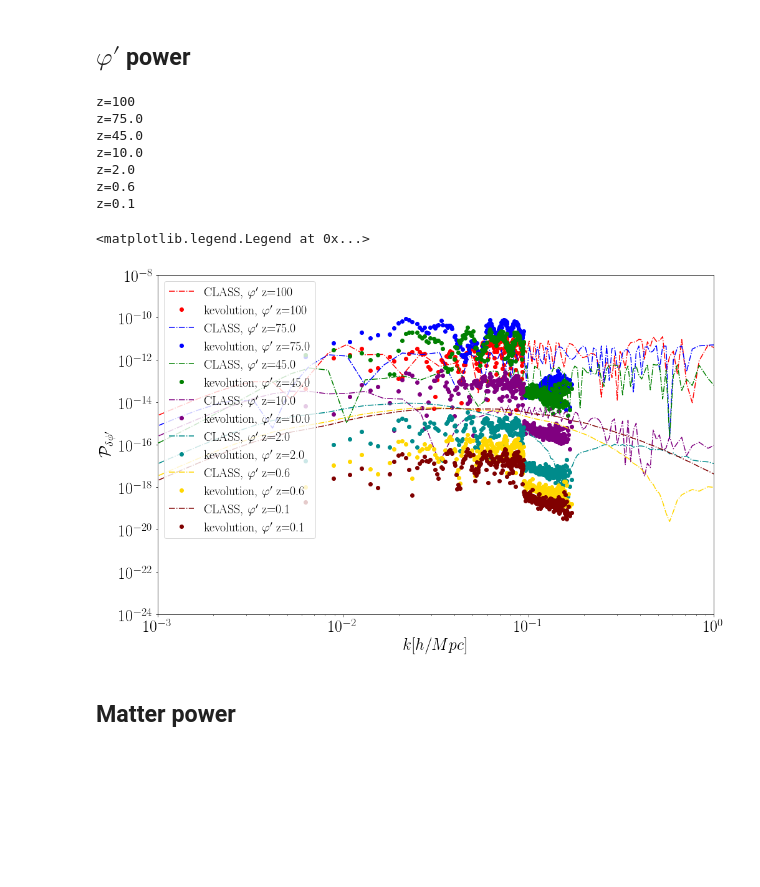
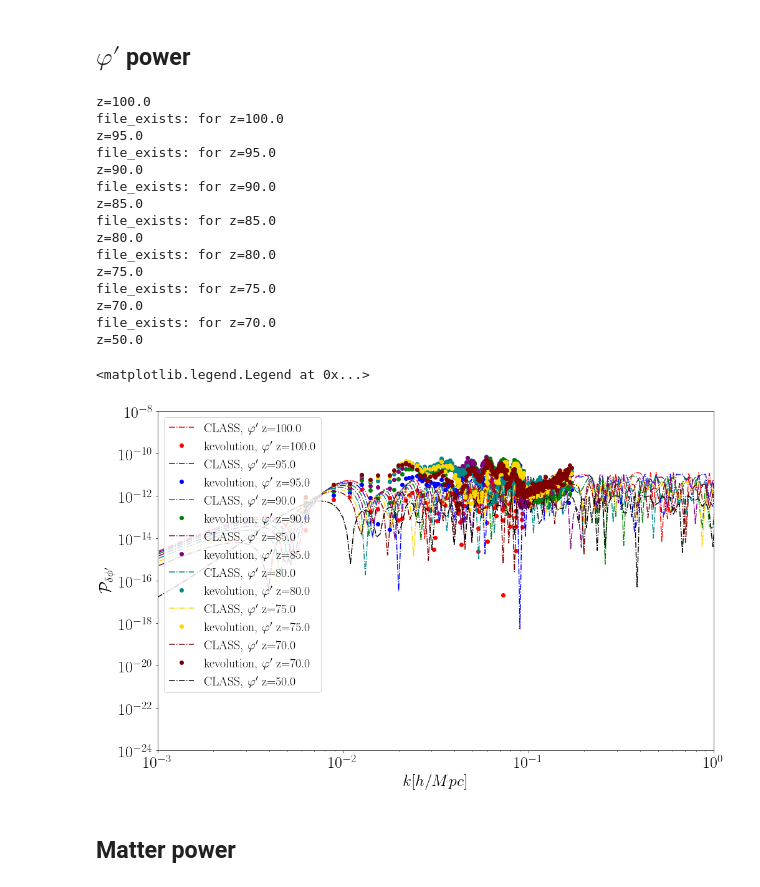
Before and after one commit to FarbodHassani/k-evolution_devel, a Jupyter notebook: Notebooks/kevolution_vs_hiclass.ipynb, the cells around one changed output. Cells and saved outputs as stored; diff of their text form; code cells hidden in the pictures; blank space fills up the shorter version.

```diff
--- a/Notebooks/kevolution_vs_hiclass.ipynb
+++ b/Notebooks/kevolution_vs_hiclass.ipynb
@@ -323,14 +323,15 @@ plt.legend(fontsize=20)
 # %%
 from os.path import exists
 
-data = nested_dict(5, list)
-redshift =  [100, 95.0, 90.0, 85.0, 80.0, 75.0, 70.0, 55.0, 50.0, 49.0, 45.0, 40.0, 35.0,30.0, 20.0,10.0 ,6.0,5.0,4.0,3.0,2.0,1.0,0.9,0.8,0.7,0.6,0.5,0.4,0.3,0.2,0.1,0.0]
+redshift =  [ 100.0, 95.0, 90.0, 85.0, 80.0, 75.0, 70.0, 50.0, 40.0,30.0, 20.0,10.0 ,6.0,5.0,4.0,3.0,2.0,1.0,0.9,0.8,0.7,0.6,0.5,0.4,0.3,0.2,0.1,0.0]
 
 direct = "./../output/"
 direc_hi = "./../../hi_class_pub_devel/output/"
 for i in range(np.shape(redshift)[0]):
     file_exists = exists(direct+"/file_pk_"+str(i).zfill(3)+"_delta.dat")
+    data["file_exist"]["z="+str(redshift[i])] = file_exists;
     if (file_exists):
+        print("file_exists:",file_exists," for z="+str(redshift[i]))
         data["pk"]["m"]["z="+str(redshift[i])] = np.loadtxt(direct+"/file_pk_"+str(i).zfill(3)+"_delta.dat")
         data["pk"]["pi_k"]["z="+str(redshift[i])] = np.loadtxt(direct+"/file_pk_"+str(i).zfill(3)+"_pi_k.dat")
         data["pk"]["zeta"]["z="+str(redshift[i])] = np.loadtxt(direct+"/file_pk_"+str(i).zfill(3)+"_zeta.dat")
@@ -375,11 +384,11 @@ phi_prime_interp = interp1d(class_file[:,0], class_file[:,31])
 phi_prime_prime_interp = interp1d(class_file[:,0], class_file[:,32])
 H_class_interp = interp1d(class_file[:,0], class_file[:,3])
 
-Normlization=As*(data['class']['tk']["z="+str(100)][:,0]/k_pivot)**(ns-1.);
+Normlization=As*(data['class']['tk']["z="+str(100.)][:,0]/k_pivot)**(ns-1.);
 
 l=0
-for z in redshift[::5]:
-    print("z="+str(z))
+for z in redshift[:10]:
+
     k_class = data["class"]["tk"]["z="+str(z)][:,0]
     tk_v_x = data["class"]["tk"]["z="+str(z)][:,5] #* vx_smg
     tk_v_x_prime = data["class"]["tk"]["z="+str(z)][:,6] # vx_smg_prime
@@ -393,9 +402,12 @@ for z in redshift[::5]:
     pk_hiclass = delta_phi**2 * Normlization # What is computed in kev is Hconf * pi
     plt.plot(k_class, pk_hiclass * H_class_interp(0.0)* H_class_interp(0.0) ,"-.",color=ColorsI[l],label=r"CLASS, $\varphi$"+" z="+str(z))
 
-    kgev = data["pk"]["pi_k"]["z="+str(z)][:,0]
-    pkgev = data["pk"]["pi_k"]["z="+str(z)][:,1]
-    plt.plot(kgev, pkgev ,"o",color=ColorsI[l],label=r"kevolution, $\varphi$"+" z="+str(z))
+
+    if (data["file_exist"]["z="+str(z)]):
+        print("file_exists: for z="+str(z))
+        kgev = data["pk"]["pi_k"]["z="+str(z)][:,0]
+        pkgev = data["pk"]["pi_k"]["z="+str(z)][:,1]
+        plt.plot(kgev, pkgev ,"o",color=ColorsI[l],label=r"kevolution, $\varphi$"+" z="+str(z))
     l=l+1
 
 plt.ylabel(r"$\mathcal{P}_{\delta \phi H_0}$")
@@ -446,47 +458,57 @@ phi_prime_interp = interp1d(class_file[:,0], class_file[:,31])
 phi_prime_prime_interp = interp1d(class_file[:,0], class_file[:,32])
 H_class_interp = interp1d(class_file[:,0], class_file[:,3])
 
-Normlization=As*(data['class']['tk']["z="+str(100)][:,0]/k_pivot)**(ns-1.);
+Normlization=As*(data['class']['tk']["z="+str(100.)][:,0]/k_pivot)**(ns-1.);
 
 l=0
-for z in redshift[::5]:
+for z in redshift[:8]:
     print("z="+str(z))
     k_class = data["class"]["tk"]["z="+str(z)][:,0]
     tk_v_x = data["class"]["tk"]["z="+str(z)][:,5] #* vx_smg
     tk_v_x_prime = data["class"]["tk"]["z="+str(z)][:,6] # vx_smg_prime
     a = 1./(1.+z);
     phi_smg = phi_smg_interp(z)
     phi_prime = phi_prime_interp(z)
     phi_prime_prime = phi_prime_prime_interp(z)
 
     delta_phi = (phi_prime/a) * tk_v_x  ;
     delta_phi_prime = (phi_prime/a) * (tk_v_x_prime  + (phi_prime_prime/phi_prime - H_class_interp(z)*a) * tk_v_x ) ;
 
     pk_hiclass = delta_phi_prime**2 * Normlization # What is computed in kev is Hconf * pi
     plt.plot(k_class, pk_hiclass,"-.",color=ColorsI[l],label=r"CLASS, $\varphi'$"+" z="+str(z))
 
-    kgev = data["pk"]["zeta"]["z="+str(z)][:,0]
-    pkgev = data["pk"]["zeta"]["z="+str(z)][:,1]
-    plt.plot(kgev, pkgev ,"o",color=ColorsI[l],label=r"kevolution, $\varphi'$"+" z="+str(z))
+    if (data["file_exist"]["z="+str(z)]):
+        print("file_exists: for z="+str(z))
+        kgev = data["pk"]["zeta"]["z="+str(z)][:,0]
+        pkgev = data["pk"]["zeta"]["z="+str(z)][:,1]
+        plt.plot(kgev, pkgev ,"o",color=ColorsI[l],label=r"kevolution, $\varphi'$"+" z="+str(z))
     l=l+1
 
 plt.ylabel(r"$\mathcal{P}_{\delta \phi'}$")
 plt.xlabel(r"$k[h/Mpc]$")
 plt.xlim(0.001, 1 )
 plt.ylim(1.e-24, 1.e-8)
 plt.yscale('log')
 plt.xscale('log')
 plt.legend(fontsize=20)
 # %% [output]
-z=100
+z=100.0
+file_exists: for z=100.0
+z=95.0
+file_exists: for z=95.0
+z=90.0
+file_exists: for z=90.0
+z=85.0
+file_exists: for z=85.0
+z=80.0
+file_exists: for z=80.0
 z=75.0
-z=45.0
-z=10.0
-z=2.0
-z=0.6
-z=0.1
+file_exists: for z=75.0
+z=70.0
+file_exists: for z=70.0
+z=50.0
 <matplotlib.legend.Legend at 0x...>
-[figure, old version]
+[figure, new version]
 # %% [markdown]
 ## Matter power
 # %%
```
Also changed, not shown: parts of 8 cells of this notebook, 2 other files.
